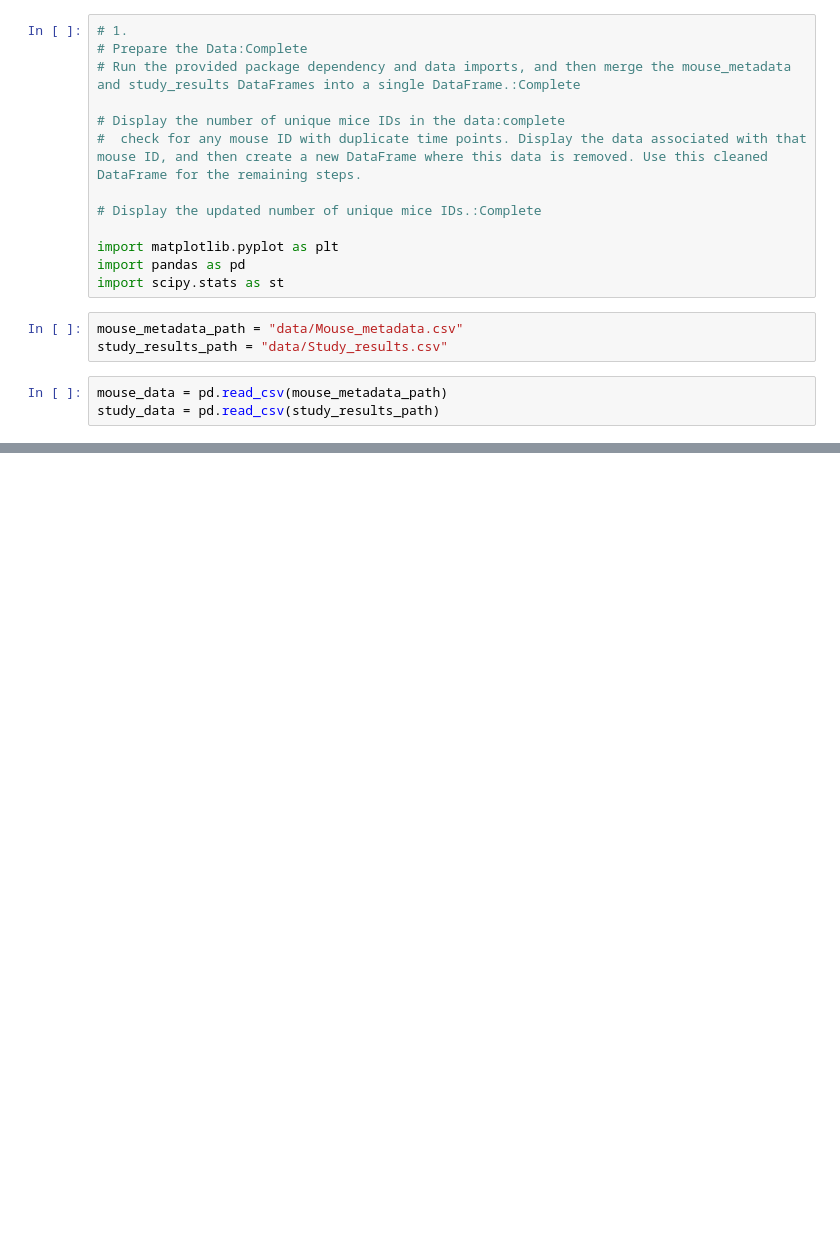
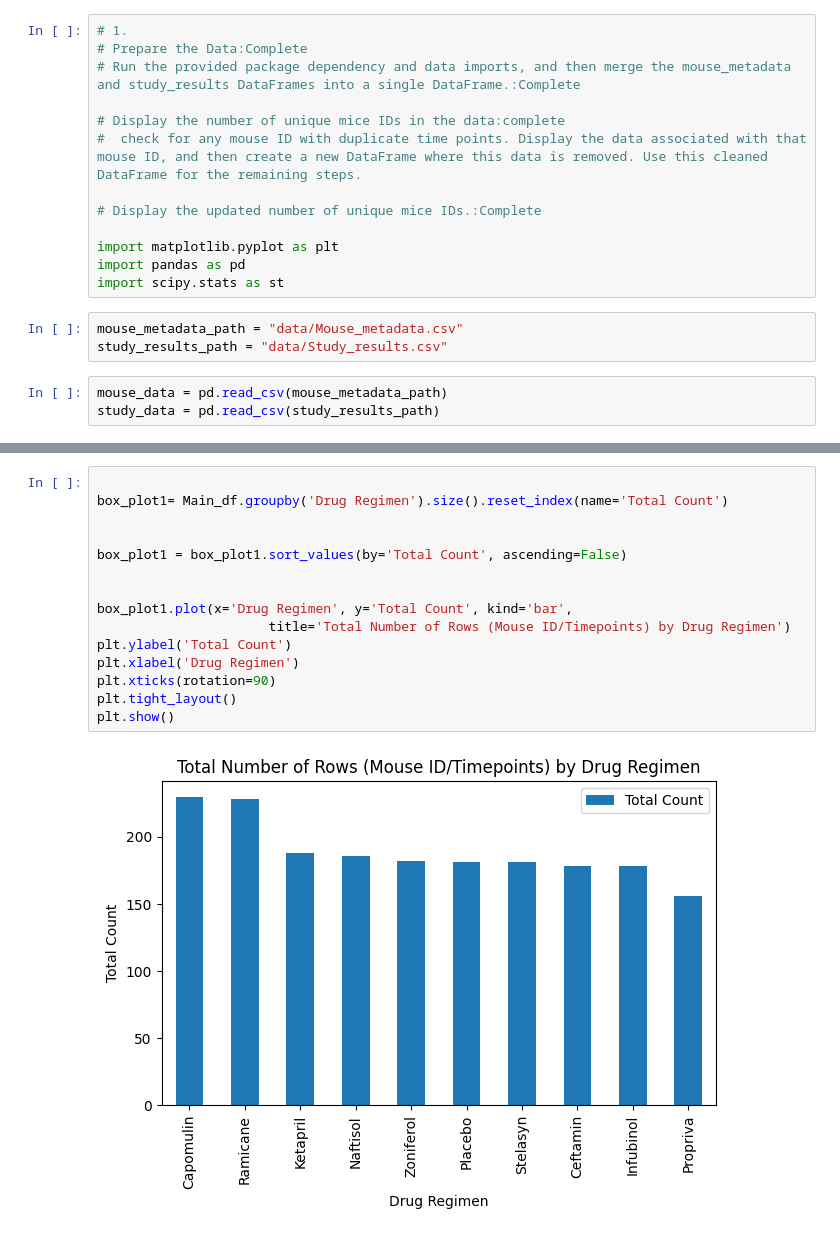
Before and after one commit to denisem77/MODULE-5-CHALLENGE, a Jupyter notebook: Side_trip_B.ipynb, the cells around one changed output, grey strips where cells are left out. Drawn from its saved outputs; the diff is of its cells as text; blank space fills up the shorter version.

```diff
--- a/Side_trip_B.ipynb
+++ b/Side_trip_B.ipynb
@@ -108,0 +173,17 @@ TypeError: agg function failed [how->mean,dtype->object]
+# %%
+
+box_plot1= Main_df.groupby('Drug Regimen').size().reset_index(name='Total Count')
+
+
+box_plot1 = box_plot1.sort_values(by='Total Count', ascending=False)
+
+
+box_plot1.plot(x='Drug Regimen', y='Total Count', kind='bar',
+                      title='Total Number of Rows (Mouse ID/Timepoints) by Drug Regimen')
+plt.ylabel('Total Count')
+plt.xlabel('Drug Regimen')
+plt.xticks(rotation=90)
+plt.tight_layout()
+plt.show()
+# %% [output]
+[figure, added]
```
Also changed, not shown: parts of 14 cells of this notebook.
